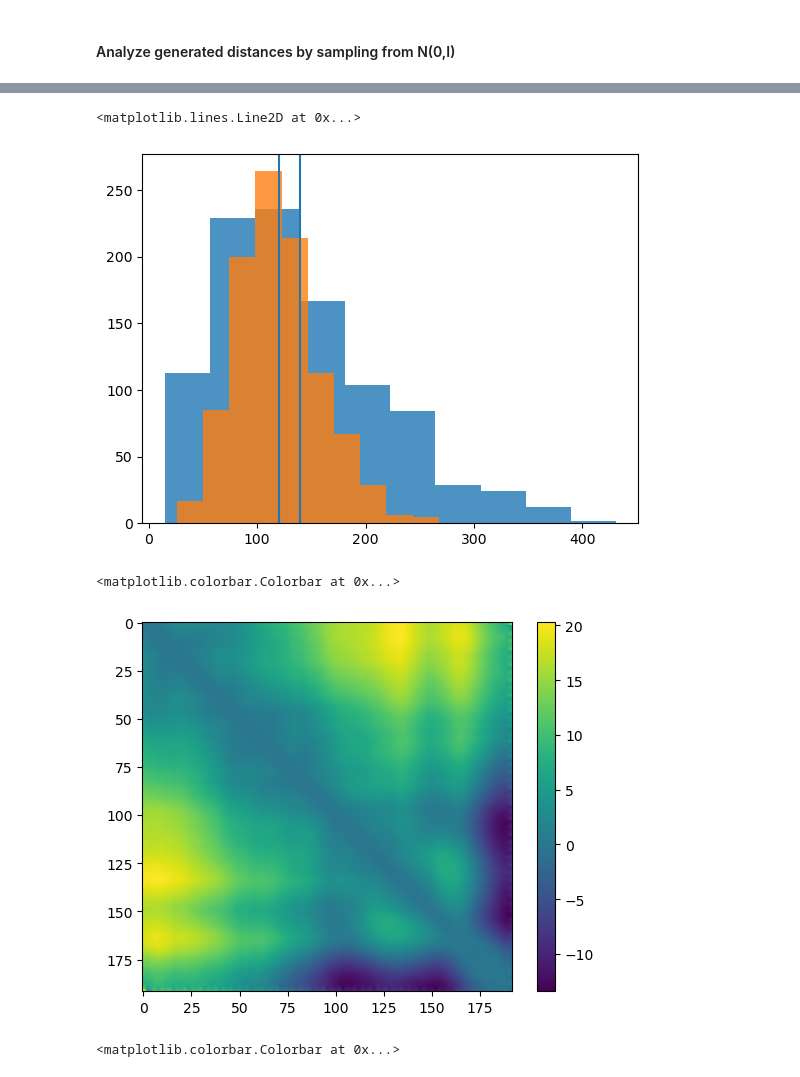
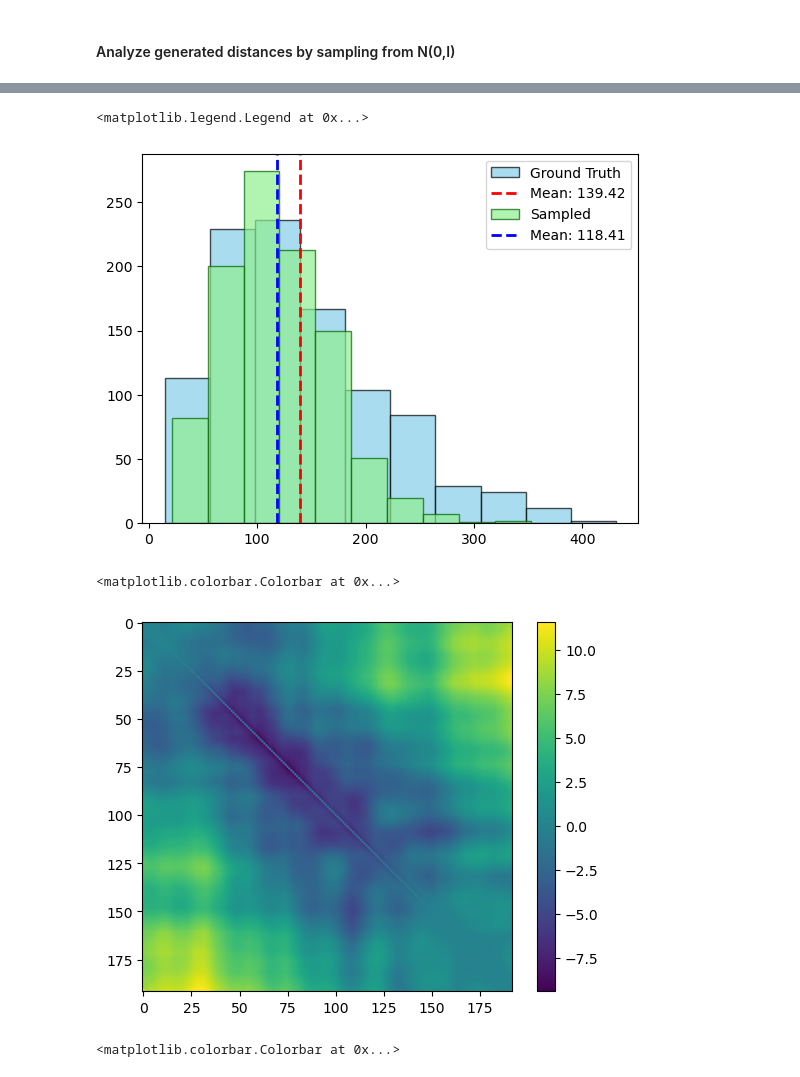
Before and after one commit to idptools/starling, a Jupyter notebook: starling/training/viz_maps.ipynb, the cells around one changed output, grey strips where cells are left out. Cells and saved outputs as stored; diff of their text form; code cells hidden in the pictures.

```diff
--- a/starling/training/viz_maps.ipynb
+++ b/starling/training/viz_maps.ipynb
@@ -2,5 +2,5 @@
 import matplotlib.pyplot as plt
 import numpy as np
 # %%
-recon = np.load('reconstructed_array_smaller_192_model_resnet18_0.01KLD.npy')
-ground = np.load('ground_truth_smaller_192_model_resnet18_0.01KLD.npy')
+recon = np.load('VAE_reconstructed_array_smaller_192_model_resnet18.npy')
+ground = np.load('VAE_ground_truth_smaller_192_model_resnet18.npy')
@@ -9,7 +31,7 @@ ground = np.load('ground_truth_smaller_192_model_resnet18_0.01KLD.npy')
 
 #### This will calculate where the padding starts
 # %%
-example = 23
+example = 11
 
 mask = ground[example][0] != 0
 sum_result = np.sum(mask, axis=1)
@@ -303,5 +325,5 @@ weights.sum()
 # %% [markdown]
 #### Analyze generated distances by sampling from N(0,I)
 # %%
-sampled_distance_maps = np.load('generated_distance_maps.npy')
+sampled_distance_maps = np.load('VAE_resnet18_generated.npy')
 # %%
@@ -360,19 +422,20 @@ ground_truth.shape
 # %%
 end_to_end_distance = [distance[0,-1] for distance in ground_truth]
 
-plt.hist(end_to_end_distance, alpha=0.8)
-plt.axvline(np.mean(end_to_end_distance))
-plt.hist(end_to_end_distance_sampled, alpha=0.8)
-plt.axvline(np.mean(end_to_end_distance_sampled))
+plt.hist(end_to_end_distance, color='skyblue', edgecolor='black', alpha=0.7, label='Ground Truth')
+plt.axvline(np.mean(end_to_end_distance), color='red', linestyle='dashed', linewidth=2, label=f'Mean: {np.mean(end_to_end_distance):.2f}')
+plt.hist(end_to_end_distance_sampled, color='lightgreen', edgecolor='darkgreen', alpha=0.7, label='Sampled')
+plt.axvline(np.mean(end_to_end_distance_sampled), color='blue', linestyle='dashed', linewidth=2, label=f'Mean: {np.mean(end_to_end_distance_sampled):.2f}')
+plt.legend()
 # %% [output]
-<matplotlib.lines.Line2D at 0x...>
+<matplotlib.legend.Legend at 0x...>
-[figure, old version]
+[figure, new version]
 # %%
 plt.imshow(average_truth-average_distance_map)
 plt.colorbar()
 # %% [output]
 <matplotlib.colorbar.Colorbar at 0x...>
-[figure, old version]
+[figure, new version]
 # %%
 from afrc import AnalyticalFRC
 # %%
```
Also changed, not shown: parts of 24 cells of this notebook, 2 other files.
